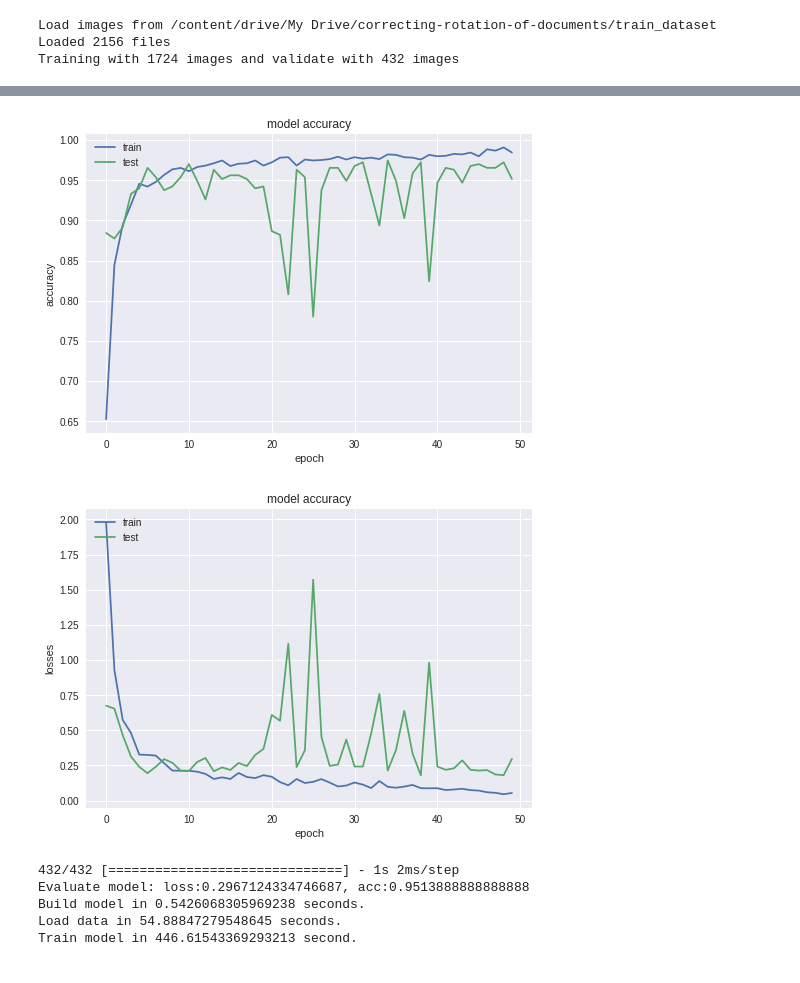
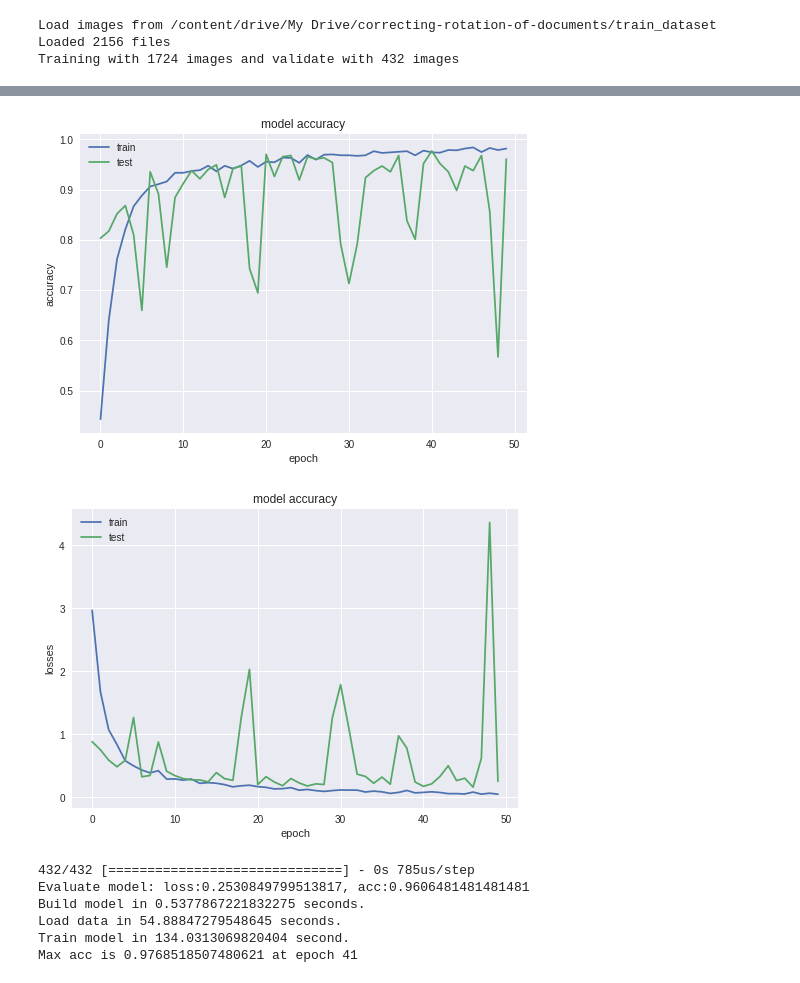
Before and after one commit to hajaulee/HaJaULS, a Jupyter notebook: correcting_rotation_of_documents.ipynb, the cells around one changed output, grey strips where cells are left out. Saved outputs shown, nothing was run; the diff lists cells and outputs as text; code cells hidden in the pictures.

Commit message:
Created using Colaboratory Max acc is 0.9768518507480621 at epoch 41

```diff
--- a/correcting_rotation_of_documents.ipynb
+++ b/correcting_rotation_of_documents.ipynb
@@ -77,7 +77,7 @@ def get_model(nb_classes):
 
     # model definition
     input = Input(shape=image_shape)
-    x = Convolution2D(96, (3,3), strides=(1,1),
+    x = Convolution2D(96, (3,3), strides=(2,2),
                       activation='relu')(input)
     x = MaxPooling2D(pool_size=pool_size)(x)
     x = BatchNormalization()(x)
@@ -200,34 +200,37 @@ Training complete
 # %%
 # summarize history for accuracy
 plt.figure()
 plt.plot(history.history['acc'])
 plt.plot(history.history['val_acc'])
 plt.title('model accuracy')
 plt.ylabel('accuracy')
 plt.xlabel('epoch')
 plt.legend(['train', 'test'], loc='upper left')
 plt.show()
 
 plt.plot(history.history['loss'])
 plt.plot(history.history['val_loss'])
 plt.title('model accuracy')
 plt.ylabel('losses')
 plt.xlabel('epoch')
 plt.legend(['train', 'test'], loc='upper left')
 plt.show()
 test_loss, test_acc = model.evaluate(X_test, Y_test)
 print("Evaluate model: loss:{}, acc:{}".format(test_loss, test_acc))
 print("Build model in {} seconds.".format(build_model_time))
 print("Load data in {} seconds.".format(load_data_time))
 print("Train model in {} second.".format(train_model_time))
+print("Max val_acc is {} at epoch {}".format(max(history.history['val_acc']),
+      1 + np.where(history.history['val_acc'] ==max(history.history['val_acc']))[0][0]))
 # %% [output]
-[figure, old version]
+[figure, new version]
-[figure, old version]
+[figure, new version]
-432/432 [==============================] - 1s 2ms/step
-Evaluate model: loss:0.2967124334746687, acc:0.9513888888888888
-Build model in 0.5426068305969238 seconds.
+432/432 [==============================] - 0s 785us/step
+Evaluate model: loss:0.2530849799513817, acc:0.9606481481481481
+Build model in 0.5377867221832275 seconds.
 Load data in 54.88847279548645 seconds.
-Train model in 446.61543369293213 second.
+Train model in 134.0313069820404 second.
+Max acc is 0.9768518507480621 at epoch 41
 # %%
 print("Label:",Y_test[1])
 tmp_test = np.expand_dims(X_test[1], axis=0)
```
Also changed, not shown: parts of 3 cells of this notebook.
